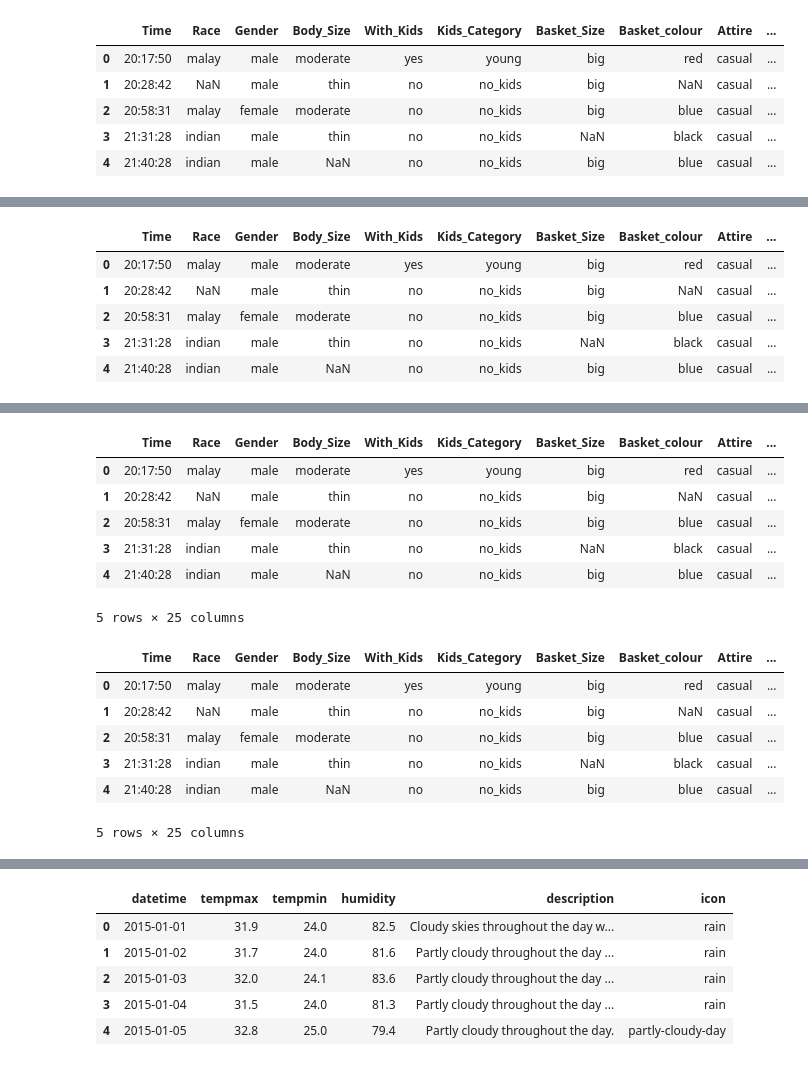
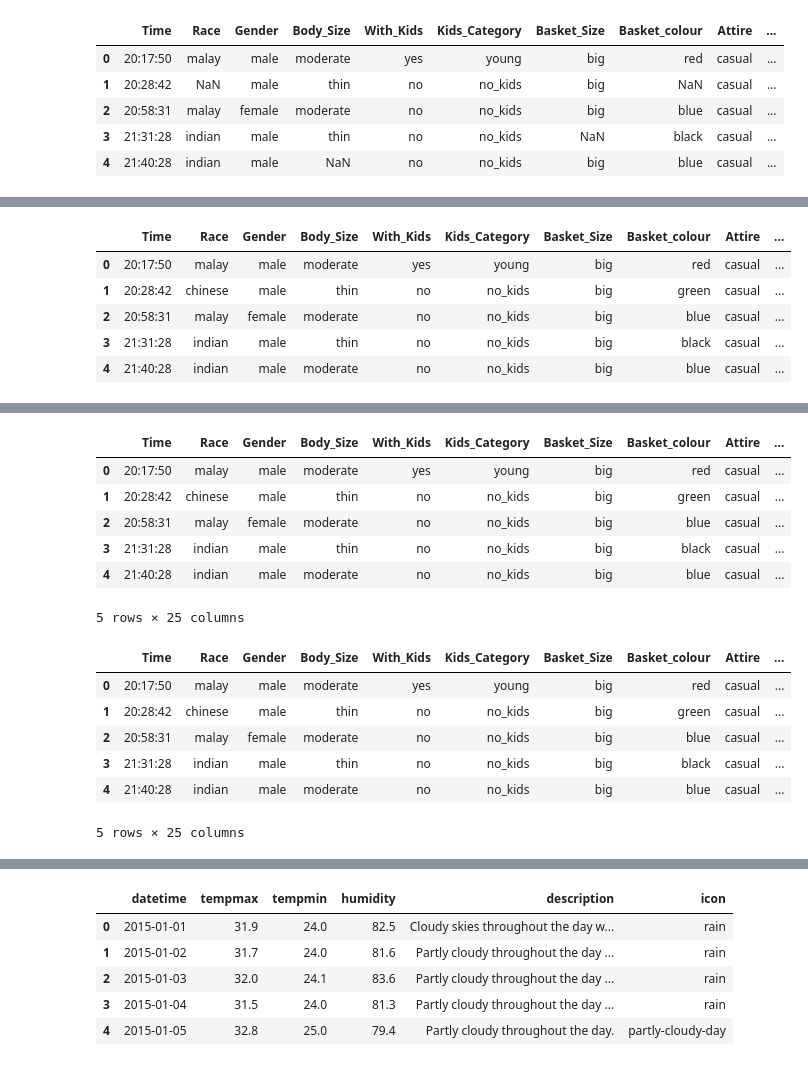
Before and after one commit to haziqfaiz-mmu/data-mining-project, a Jupyter notebook: Cleaning.ipynb, the cells around one changed output, grey strips where cells are left out. Saved outputs shown, nothing was run; the diff lists cells and outputs as text; code cells hidden in the pictures.

```diff
--- a/Cleaning.ipynb
+++ b/Cleaning.ipynb
@@ -56,7 +57,3 @@ df2.head()
 | 2 | 20:58:31 | malay | female | moderate | no | no_kids | big | blue | casual | ... |
 | 3 | 21:31:28 | indian | male | thin | no | no_kids | NaN | black | casual | ... |
 | 4 | 21:40:28 | indian | male | NaN | no | no_kids | big | blue | casual | ... |
-# %%
-for col in df2.columns:
-    df2[col] = df2[col].fillna(df2[col].mode()[0])
-df2.head()
@@ -69,0 +60,7 @@ df2.head()
+# %%
+for col in df2.columns:
+        data = df2[col]
+        mask = data.isnull()
+        samples = random.choices( data[~mask].values , k = mask.sum() )
+        data[mask] = samples
+df2.head()
@@ -70,14 +74,14 @@ df2.head()
 # %%
 for col in df2.columns:
-    df2[col] = df[col].str.replace(';',':')
+    df2[col] = df2[col].str.replace(';',':')
 df2.head()
 # %% [output]
 |  | Time | Race | Gender | Body_Size | With_Kids | Kids_Category | Basket_Size | Basket_colour | Attire | ... |
 | 0 | 20:17:50 | malay | male | moderate | yes | young | big | red | casual | ... |
-| 1 | 20:28:42 | NaN | male | thin | no | no_kids | big | NaN | casual | ... |
+| 1 | 20:28:42 | chinese | male | thin | no | no_kids | big | green | casual | ... |
 | 2 | 20:58:31 | malay | female | moderate | no | no_kids | big | blue | casual | ... |
-| 3 | 21:31:28 | indian | male | thin | no | no_kids | NaN | black | casual | ... |
-| 4 | 21:40:28 | indian | male | NaN | no | no_kids | big | blue | casual | ... |
+| 3 | 21:31:28 | indian | male | thin | no | no_kids | big | black | casual | ... |
+| 4 | 21:40:28 | indian | male | moderate | no | no_kids | big | blue | casual | ... |
 # %%
 df3 = df.drop(df2.columns, axis=1)
 df3.head()
@@ -129,10 +133,10 @@ df_normalized.head()
 # %% [output]
 |  | Time | Race | Gender | Body_Size | With_Kids | Kids_Category | Basket_Size | Basket_colour | Attire | ... |
 | 0 | 20:17:50 | malay | male | moderate | yes | young | big | red | casual | ... |
-| 1 | 20:28:42 | NaN | male | thin | no | no_kids | big | NaN | casual | ... |
+| 1 | 20:28:42 | chinese | male | thin | no | no_kids | big | green | casual | ... |
 | 2 | 20:58:31 | malay | female | moderate | no | no_kids | big | blue | casual | ... |
-| 3 | 21:31:28 | indian | male | thin | no | no_kids | NaN | black | casual | ... |
-| 4 | 21:40:28 | indian | male | NaN | no | no_kids | big | blue | casual | ... |
+| 3 | 21:31:28 | indian | male | thin | no | no_kids | big | black | casual | ... |
+| 4 | 21:40:28 | indian | male | moderate | no | no_kids | big | blue | casual | ... |
 5 rows × 25 columns
 # %%
 df = pd.concat([df2,df3],axis=1)
@@ -140,10 +144,10 @@ df.head()
 # %% [output]
 |  | Time | Race | Gender | Body_Size | With_Kids | Kids_Category | Basket_Size | Basket_colour | Attire | ... |
 | 0 | 20:17:50 | malay | male | moderate | yes | young | big | red | casual | ... |
-| 1 | 20:28:42 | NaN | male | thin | no | no_kids | big | NaN | casual | ... |
+| 1 | 20:28:42 | chinese | male | thin | no | no_kids | big | green | casual | ... |
 | 2 | 20:58:31 | malay | female | moderate | no | no_kids | big | blue | casual | ... |
-| 3 | 21:31:28 | indian | male | thin | no | no_kids | NaN | black | casual | ... |
-| 4 | 21:40:28 | indian | male | NaN | no | no_kids | big | blue | casual | ... |
+| 3 | 21:31:28 | indian | male | thin | no | no_kids | big | black | casual | ... |
+| 4 | 21:40:28 | indian | male | moderate | no | no_kids | big | blue | casual | ... |
 5 rows × 25 columns
 # %%
 weather = pd.read_csv("weather.csv")
```
Also changed, not shown: parts of 5 cells of this notebook, 3 other files.
